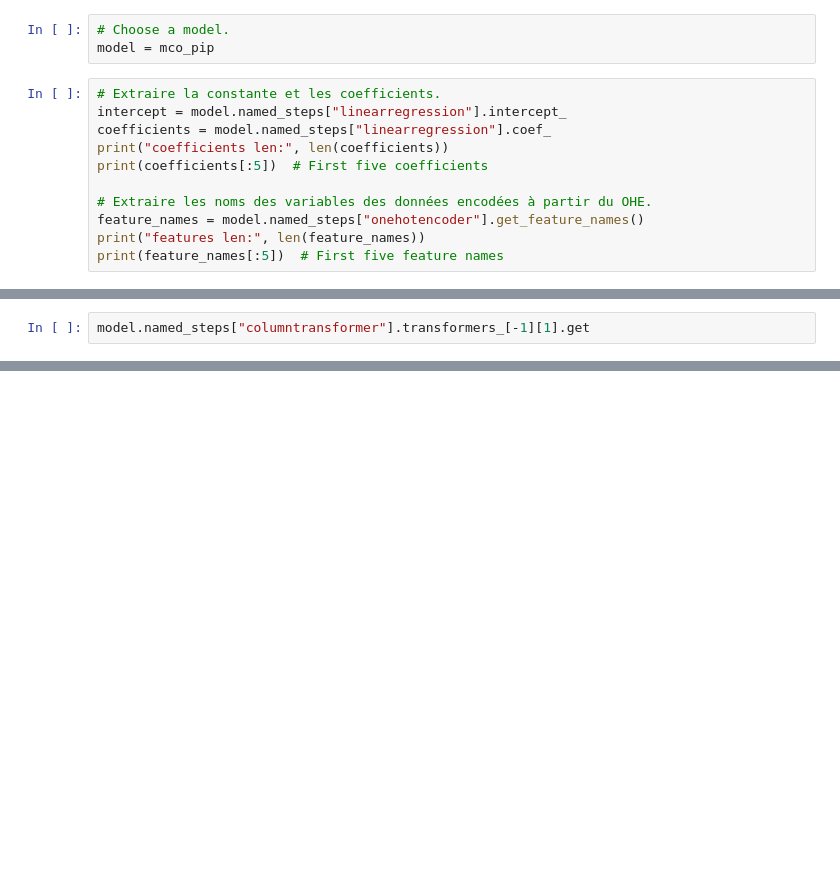
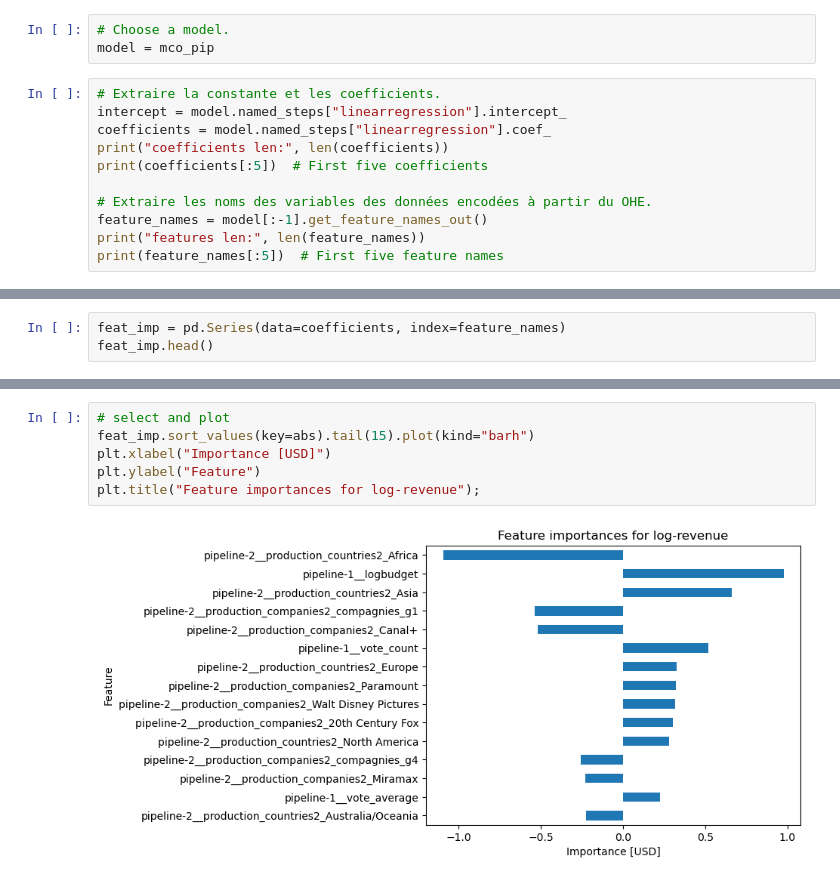
Before and after one commit to jomayans/Projet-Python, a Jupyter notebook: modelisation.ipynb, the cells around one changed output, grey strips where cells are left out. Cells and saved outputs as stored; diff of their text form; blank space fills up the shorter version.

```diff
--- a/modelisation.ipynb
+++ b/modelisation.ipynb
@@ -441,7 +441,7 @@ print("coefficients len:", len(coefficients))
 print(coefficients[:5])  # First five coefficients
 
 # Extraire les noms des variables des données encodées à partir du OHE.
-feature_names = model.named_steps["onehotencoder"].get_feature_names()
+feature_names = model[:-1].get_feature_names_out()
 print("features len:", len(feature_names))
 print(feature_names[:5])  # First five feature names
 # %% [output]
@@ -451,3 +453,4 @@ KeyError: 'onehotencoder'
 # %%
-model.named_steps["columntransformer"].transformers_[-1][1].get
+feat_imp = pd.Series(data=coefficients, index=feature_names)
+feat_imp.head()
 # %% [output]
@@ -454,0 +485,8 @@ OneHotEncoder(handle_unknown='ignore')
+# %%
+# select and plot
+feat_imp.sort_values(key=abs).tail(15).plot(kind="barh")
+plt.xlabel("Importance [USD]")
+plt.ylabel("Feature")
+plt.title("Feature importances for log-revenue");
+# %% [output]
+[figure, added]
```
Also changed, not shown: parts of 7 cells of this notebook.
